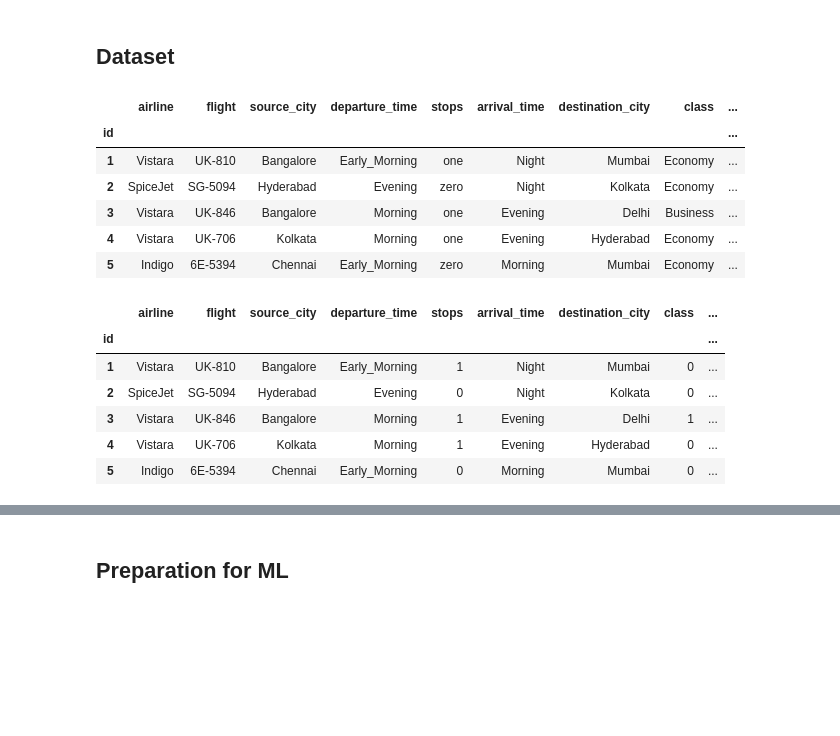
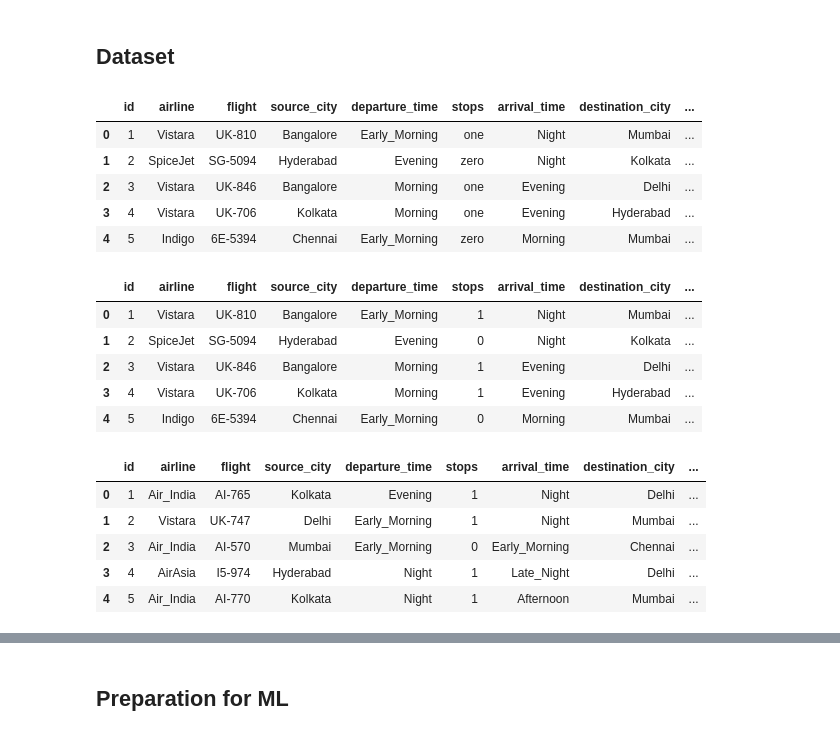
Before and after one commit to azizbekb/Portfolio, a Jupyter notebook: airfare-price-prediction.ipynb, the cells around one changed output, grey strips where cells are left out. Saved outputs shown, nothing was run; the diff lists cells and outputs as text; code cells hidden in the pictures; blank space fills up the shorter version.

Commit message:
Kaggle Notebook | airfare_price_prediction | Version 3

```diff
--- a/airfare-price-prediction.ipynb
+++ b/airfare-price-prediction.ipynb
@@ -31,26 +33,37 @@ from sklearn.tree import DecisionTreeRegressor
 # %% [markdown]
 ## Dataset
-# %%
-df=pd.read_csv("/kaggle/input/aviachipta-narxini-bashorat-qilish/train_data.csv", index_col=0)
-df.head()
-# %% [output]
-|  | airline | flight | source_city | departure_time | stops | arrival_time | destination_city | class | ... |
-| id |  |  |  |  |  |  |  |  | ... |
-| 1 | Vistara | UK-810 | Bangalore | Early_Morning | one | Night | Mumbai | Economy | ... |
-| 2 | SpiceJet | SG-5094 | Hyderabad | Evening | zero | Night | Kolkata | Economy | ... |
-| 3 | Vistara | UK-846 | Bangalore | Morning | one | Evening | Delhi | Business | ... |
-| 4 | Vistara | UK-706 | Kolkata | Morning | one | Evening | Hyderabad | Economy | ... |
-| 5 | Indigo | 6E-5394 | Chennai | Early_Morning | zero | Morning | Mumbai | Economy | ... |
+# %%
+train=pd.read_csv("/kaggle/input/aviachipta-narxini-bashorat-qilish/train_data.csv")
+test=pd.read_csv("/kaggle/input/aviachipta-narxini-bashorat-qilish/test_data.csv")
+submission=pd.read_csv("/kaggle/input/aviachipta-narxini-bashorat-qilish/sample_solution.csv")
+train.head()
+# %% [output]
+|  | id | airline | flight | source_city | departure_time | stops | arrival_time | destination_city | ... |
+| 0 | 1 | Vistara | UK-810 | Bangalore | Early_Morning | one | Night | Mumbai | ... |
+| 1 | 2 | SpiceJet | SG-5094 | Hyderabad | Evening | zero | Night | Kolkata | ... |
+| 2 | 3 | Vistara | UK-846 | Bangalore | Morning | one | Evening | Delhi | ... |
+| 3 | 4 | Vistara | UK-706 | Kolkata | Morning | one | Evening | Hyderabad | ... |
+| 4 | 5 | Indigo | 6E-5394 | Chennai | Early_Morning | zero | Morning | Mumbai | ... |
 # %%
-df['stops'] = df['stops'].replace({'one': 1, 'zero': 0, 'two_or_more': 2})
-df['class'] = df['class'].replace({'Economy': 0, 'Business': 1})
-df.head()
+train['stops'] = train['stops'].replace({'one': 1, 'zero': 0, 'two_or_more': 2})
+train['class'] = train['class'].replace({'Economy': 0, 'Business': 1})
+train.head()
 # %% [output]
-|  | airline | flight | source_city | departure_time | stops | arrival_time | destination_city | class | ... |
-| id |  |  |  |  |  |  |  |  | ... |
-| 1 | Vistara | UK-810 | Bangalore | Early_Morning | 1 | Night | Mumbai | 0 | ... |
-| 2 | SpiceJet | SG-5094 | Hyderabad | Evening | 0 | Night | Kolkata | 0 | ... |
-| 3 | Vistara | UK-846 | Bangalore | Morning | 1 | Evening | Delhi | 1 | ... |
-| 4 | Vistara | UK-706 | Kolkata | Morning | 1 | Evening | Hyderabad | 0 | ... |
-| 5 | Indigo | 6E-5394 | Chennai | Early_Morning | 0 | Morning | Mumbai | 0 | ... |
+|  | id | airline | flight | source_city | departure_time | stops | arrival_time | destination_city | ... |
+| 0 | 1 | Vistara | UK-810 | Bangalore | Early_Morning | 1 | Night | Mumbai | ... |
+| 1 | 2 | SpiceJet | SG-5094 | Hyderabad | Evening | 0 | Night | Kolkata | ... |
+| 2 | 3 | Vistara | UK-846 | Bangalore | Morning | 1 | Evening | Delhi | ... |
+| 3 | 4 | Vistara | UK-706 | Kolkata | Morning | 1 | Evening | Hyderabad | ... |
+| 4 | 5 | Indigo | 6E-5394 | Chennai | Early_Morning | 0 | Morning | Mumbai | ... |
+# %%
+test['stops'] = test['stops'].replace({'one': 1, 'zero': 0, 'two_or_more': 2})
+test['class'] = test['class'].replace({'Economy': 0, 'Business': 1})
+test.head()
+# %% [output]
+|  | id | airline | flight | source_city | departure_time | stops | arrival_time | destination_city | ... |
+| 0 | 1 | Air_India | AI-765 | Kolkata | Evening | 1 | Night | Delhi | ... |
+| 1 | 2 | Vistara | UK-747 | Delhi | Early_Morning | 1 | Night | Mumbai | ... |
+| 2 | 3 | Air_India | AI-570 | Mumbai | Early_Morning | 0 | Early_Morning | Chennai | ... |
+| 3 | 4 | AirAsia | I5-974 | Hyderabad | Night | 1 | Late_Night | Delhi | ... |
+| 4 | 5 | Air_India | AI-770 | Kolkata | Night | 1 | Afternoon | Mumbai | ... |
 # %%
```
Also changed, not shown: parts of 16 cells of this notebook.
